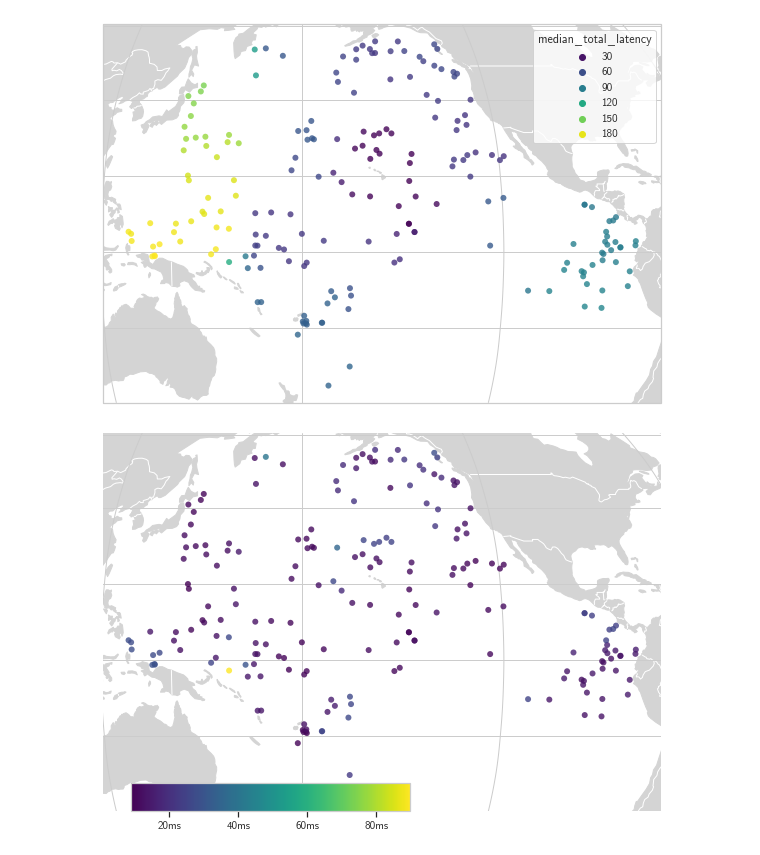
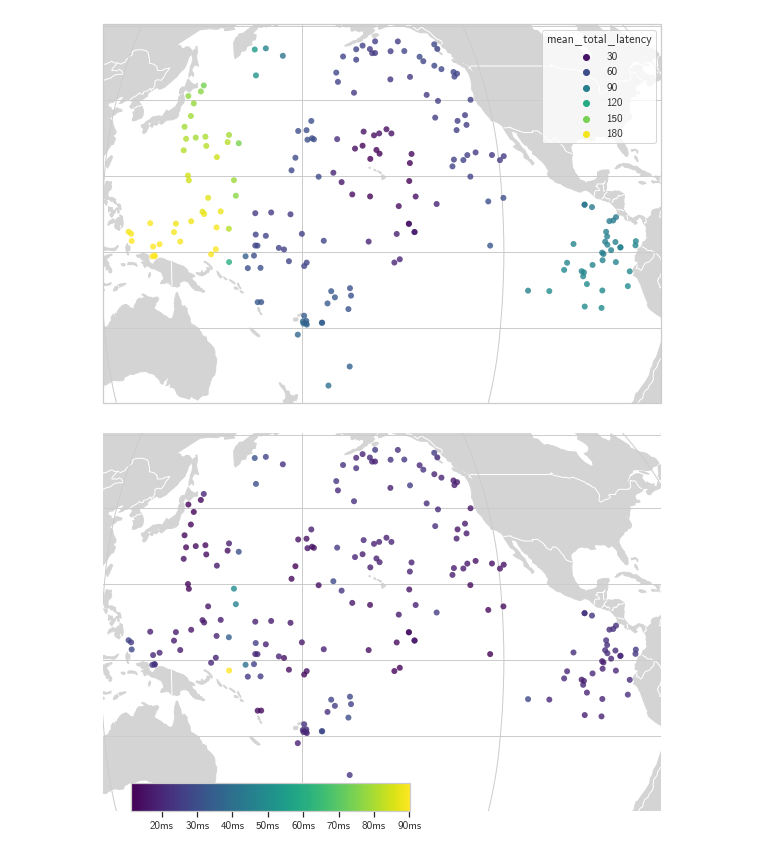
Before and after one commit to OpenFogStack/celestial-buoy-evaluation, a Jupyter notebook: analysis.ipynb, the cells around one changed output. Cells and saved outputs as stored; diff of their text form; code cells hidden in the pictures.

Commit message:
finish sat and cloud eval

```diff
--- a/analysis.ipynb
+++ b/analysis.ipynb
@@ -149,35 +161,35 @@ ax.add_feature(cartopy.feature.BORDERS, linestyle='-', alpha=1, edgecolor=("#FFF
 ax.add_feature(cartopy.feature.LAND, facecolor=("#d4d4d4"))
 ax.gridlines()
 
-sns.scatterplot(ax=ax, data=df_experiment[(df_experiment["run_name"] == "cloud") & (df_experiment["run_number"] == "2")], x="lng", y="lat", transform=ccrs.PlateCarree(), palette=cmap, zorder=10, linewidth=0, alpha=0.8, hue="median_total_latency")
+sns.scatterplot(ax=ax, data=df_experiment[(df_experiment["run_name"] == "cloud") & (df_experiment["run_number"] == "2")], x="lng", y="lat", transform=ccrs.PlateCarree(), palette=cmap, zorder=10, linewidth=0, alpha=0.8, hue="mean_total_latency")
 
 plt.show()
 # %% [output]
-[figure, old version]
+[figure, new version]
 # %%
 cmap = sns.color_palette("viridis", as_cmap=True)
 df = df_experiment[(df_experiment["run_name"] == "sat") & (df_experiment["run_number"] == "1")]
 
 fig, ax = plt.subplots(figsize=(10, 10), subplot_kw={'projection': cartopy.crs.Robinson(central_longitude=180)})
 
 ax.add_feature(cartopy.feature.BORDERS, linestyle='-', alpha=1, edgecolor=("#FFFFFF"))
 
 ax.add_feature(cartopy.feature.LAND, facecolor=("#d4d4d4"))
 ax.gridlines()
 
-sns.scatterplot(ax=ax, data=df, x="lng", y="lat", transform=ccrs.PlateCarree(), palette=cmap, zorder=10, linewidth=0, alpha=0.8, hue="median_total_latency")
+sns.scatterplot(ax=ax, data=df, x="lng", y="lat", transform=ccrs.PlateCarree(), palette=cmap, zorder=10, linewidth=0, alpha=0.8, hue="mean_total_latency")
 
-norm = plt.Normalize(max(df["median_total_latency"]), min(df["median_total_latency"]))
+norm = plt.Normalize(max(df["mean_total_latency"]), min(df["mean_total_latency"]))
 sm = plt.cm.ScalarMappable(cmap=cmap, norm=norm)
 sm.set_array([])
 ax.get_legend().remove()
 cbar = ax.figure.colorbar(sm, location='bottom', shrink=0.5, pad=-0.15, aspect=10, anchor=(0.1, 0))
 cbar.ax.xaxis.set_major_formatter(matplotlib.ticker.FormatStrFormatter('%dms'))
 ax.axis('off')
 
 plt.show()
 # %% [output]
-[figure, old version]
+[figure, new version]
 # %%
 cmap = sns.color_palette("viridis", as_cmap=True)
 
```
Also changed, not shown: parts of 13 cells of this notebook, 12 other files.
